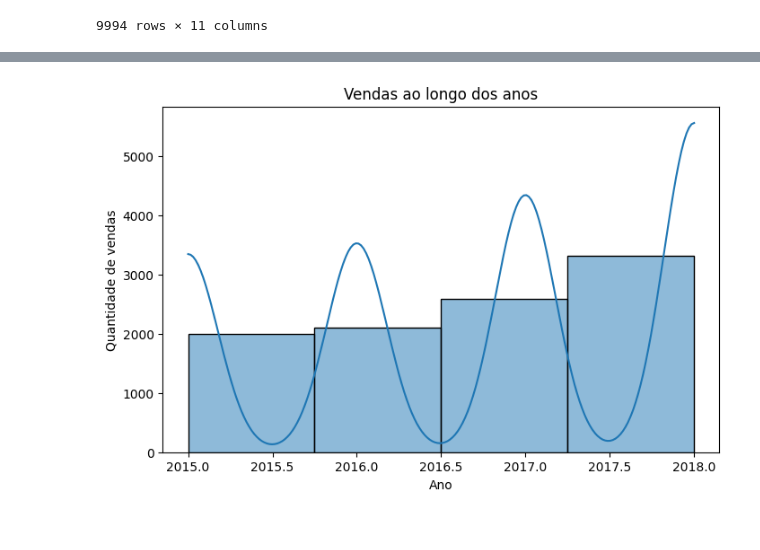
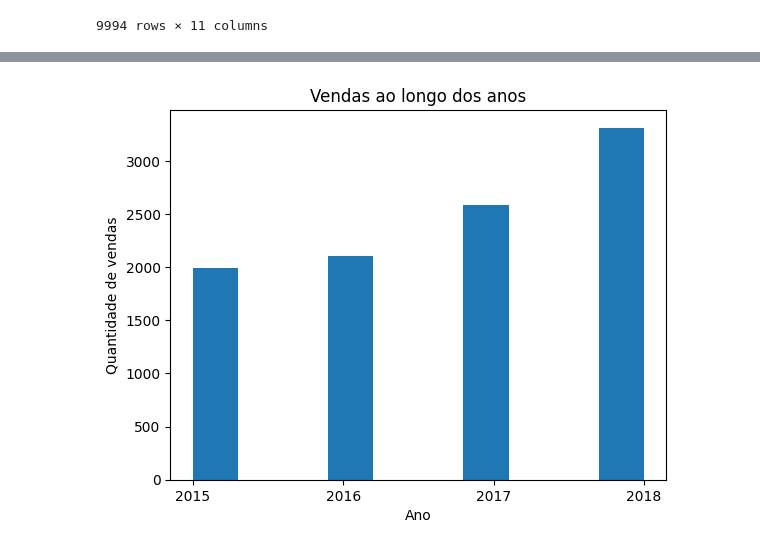
Before and after one commit to DanielTBDev/analise_exp, a Jupyter notebook: analysis.ipynb, the cells around one changed output, grey strips where cells are left out. Cells and saved outputs as stored; diff of their text form; code cells hidden in the pictures.

Commit message:
Update da análise de dados
Inserção de códigos de análise métricas de vendas

```diff
--- a/analysis.ipynb
+++ b/analysis.ipynb
@@ -69,10 +55,10 @@ dtype: object
 # %%
-#Verificar a variação das vendas ao longo dos anos
-plt.figure(figsize=(8,5))
-sns.histplot(df_vendas['Order Year'], bins=4, kde=True)
+#Verificar a variação dos pedidos e lucro ao longo dos anos
+plt.hist(df_vendas['Order Year'])
 plt.title('Vendas ao longo dos anos')
 plt.xlabel('Ano')
 plt.ylabel('Quantidade de vendas')
+plt.xticks(df_vendas['Order Year'].unique())
 plt.show()
 # %% [output]
-[figure, old version]
+[figure, new version]
```
Also changed, not shown: parts of 8 cells of this notebook.
